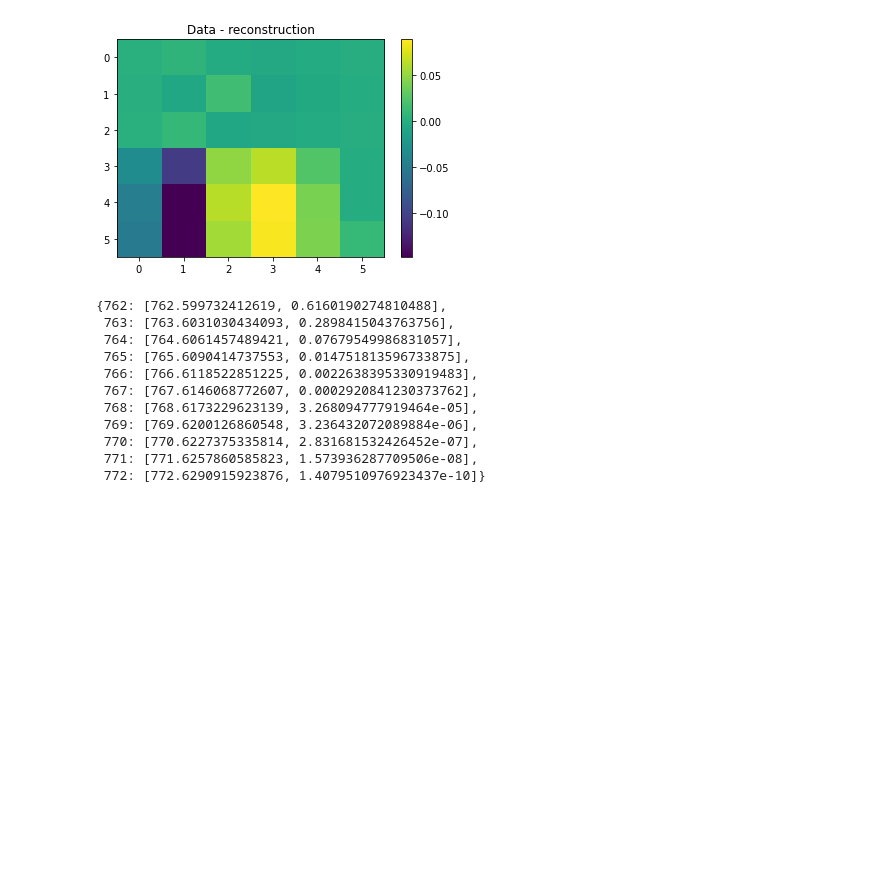
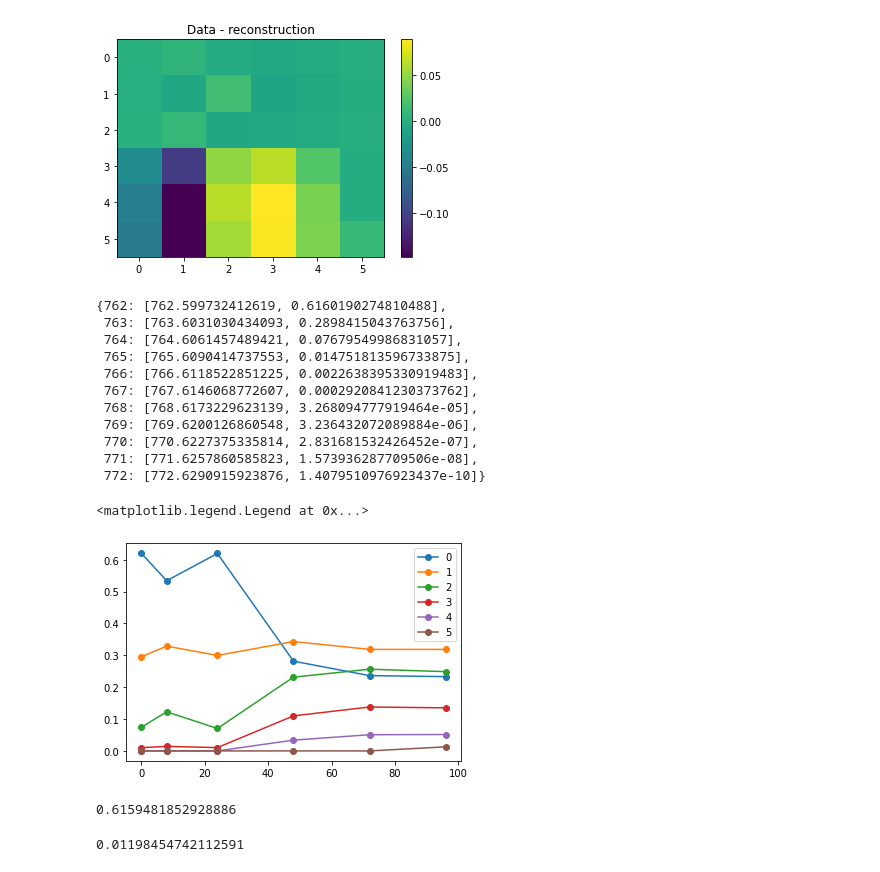
Before and after one commit to sdrogers/lipid_prototype, a Jupyter notebook: notebooks/phospha.ipynb, the cells around one changed output. Drawn from its saved outputs; the diff is of its cells as text; code cells hidden in the pictures; blank space fills up the shorter version.

```diff
--- a/notebooks/phospha.ipynb
+++ b/notebooks/phospha.ipynb
@@ -232,3 +232,27 @@ Formula(heavy_p).spectrum()
  770: [770.6227375335814, 2.831681532426452e-07],
  771: [771.6257860585823, 1.573936287709506e-08],
  772: [772.6290915923876, 1.4079510976923437e-10]}
+# %%
+plt.figure()
+for i,row in enumerate(data_mat.T):
+    plt.plot(times,row,'o-',label = i)
+plt.legend()
+# %% [output]
+<matplotlib.legend.Legend at 0x...>
+[figure, added]
+# %%
+C = phos_s[761][1]
+print(C)
+# %% [output]
+0.6159481852928886
+# %%
+xv = data_mat[:,0]
+indices = [0,1,3,4,5]
+xv = data_mat[indices,0]
+tv = np.array(times)[indices]
+g = np.log(xv) - np.log(C)
+m = -tv
+k = (g*m).sum()/(m*m).sum()
+print(k)
+# %% [output]
+0.01198454742112591
```
Also changed, not shown: parts of 1 cell of this notebook.
